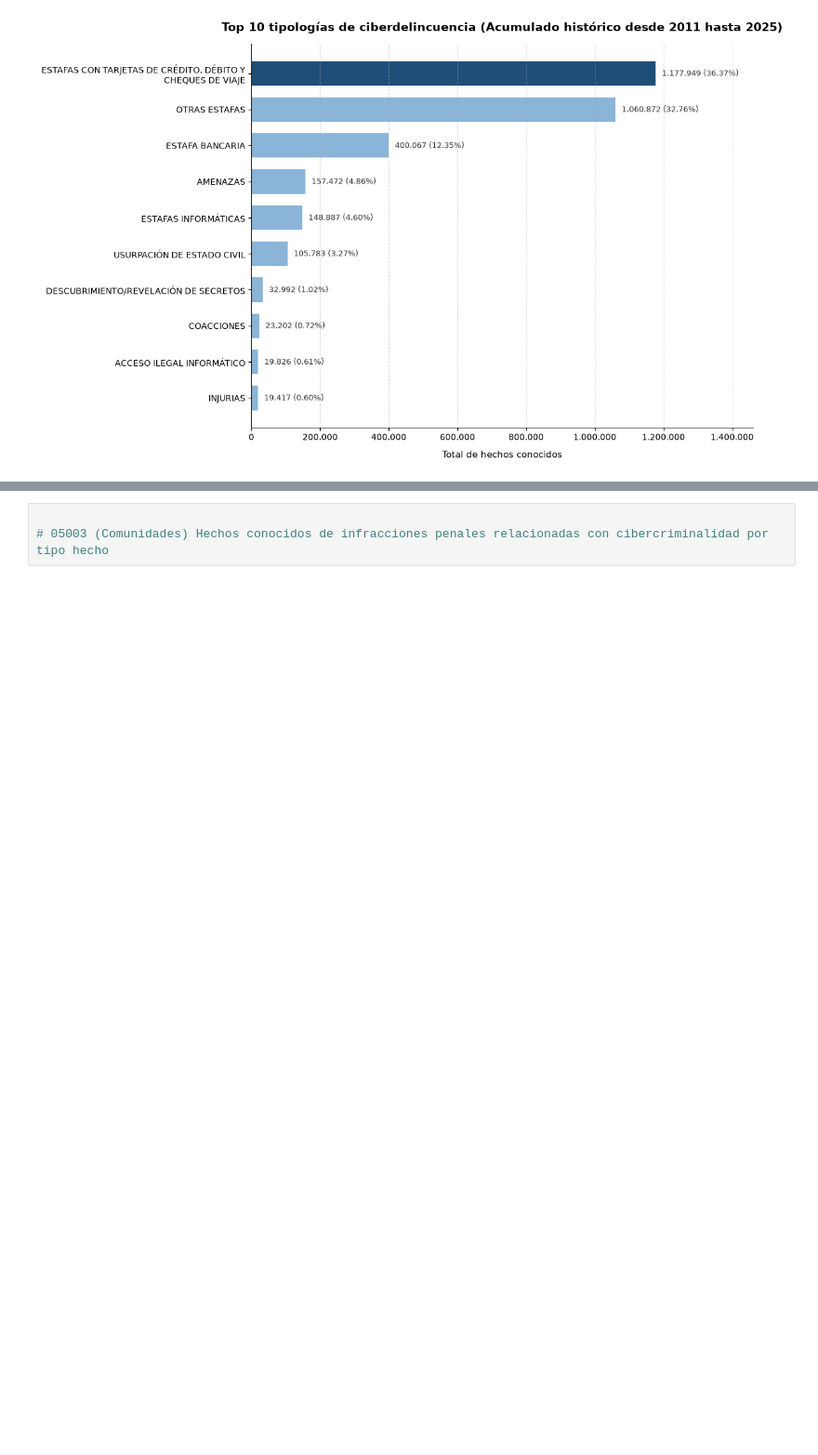
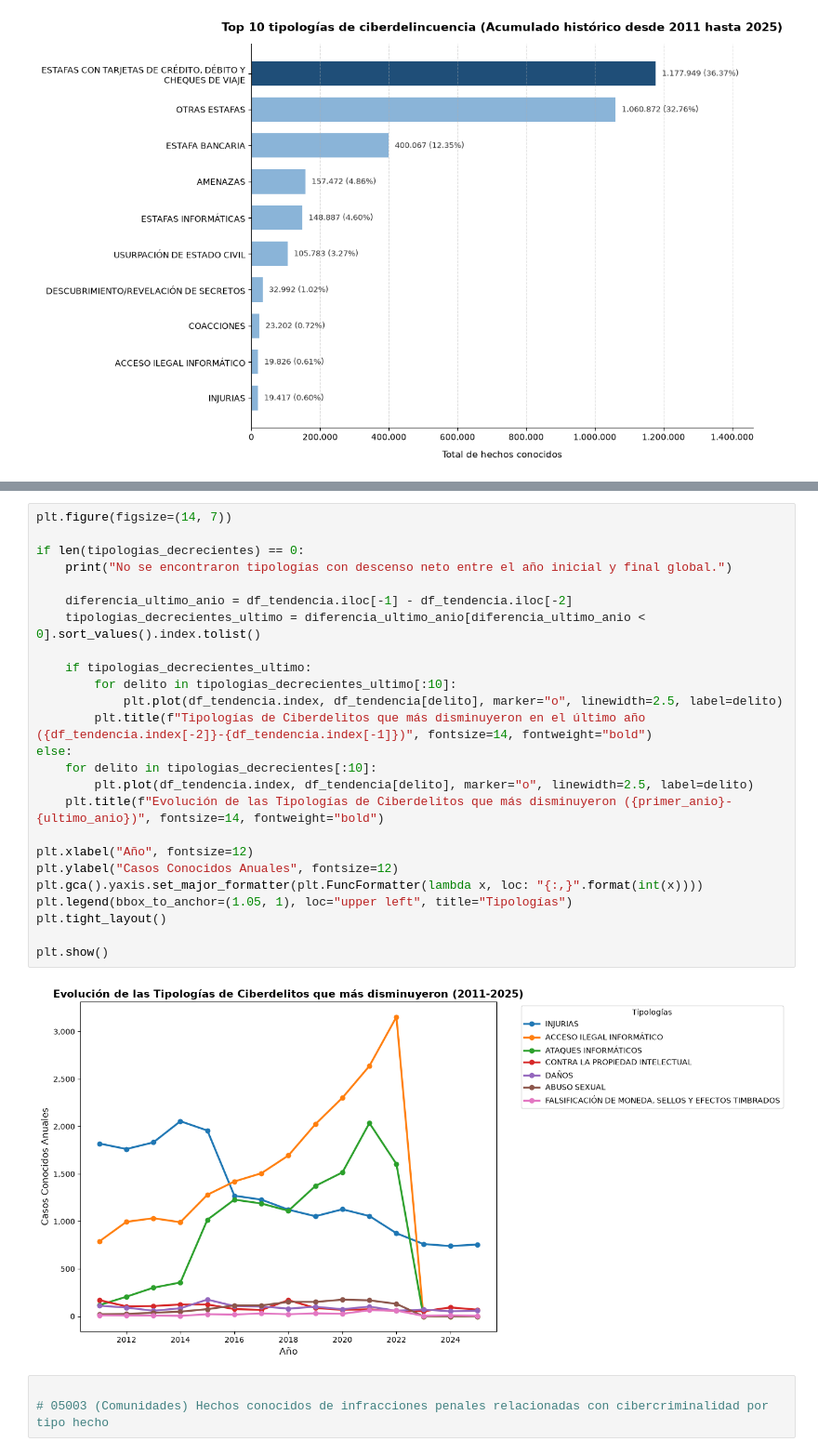
Before and after one commit to aupatxus/cibercriminalidad, a Jupyter notebook: src/utils/3 05003 tipología de los ciberdelitos.ipynb, the cells around one changed output, grey strips where cells are left out. Shown at 93% size. Drawn from its saved outputs; the diff is of its cells as text; blank space fills up the shorter version.

```diff
--- a/src/utils/3 05003 tipología de los ciberdelitos.ipynb
+++ b/src/utils/3 05003 tipología de los ciberdelitos.ipynb
@@ -302,3 +401,30 @@ plt.show()
+# %%
+plt.figure(figsize=(14, 7))
+
+if len(tipologias_decrecientes) == 0:
+    print("No se encontraron tipologías con descenso neto entre el año inicial y final global.")
+
+    diferencia_ultimo_anio = df_tendencia.iloc[-1] - df_tendencia.iloc[-2]
+    tipologias_decrecientes_ultimo = diferencia_ultimo_anio[diferencia_ultimo_anio < 0].sort_values().index.tolist()
+
+    if tipologias_decrecientes_ultimo:
+        for delito in tipologias_decrecientes_ultimo[:10]:
+            plt.plot(df_tendencia.index, df_tendencia[delito], marker="o", linewidth=2.5, label=delito)
+        plt.title(f"Tipologías de Ciberdelitos que más disminuyeron en el último año ({df_tendencia.index[-2]}-{df_tendencia.index[-1]})", fontsize=14, fontweight="bold")
+else:
+    for delito in tipologias_decrecientes[:10]:
+        plt.plot(df_tendencia.index, df_tendencia[delito], marker="o", linewidth=2.5, label=delito)
+    plt.title(f"Evolución de las Tipologías de Ciberdelitos que más disminuyeron ({primer_anio}-{ultimo_anio})", fontsize=14, fontweight="bold")
+
+plt.xlabel("Año", fontsize=12)
+plt.ylabel("Casos Conocidos Anuales", fontsize=12)
+plt.gca().yaxis.set_major_formatter(plt.FuncFormatter(lambda x, loc: "{:,}".format(int(x))))
+plt.legend(bbox_to_anchor=(1.05, 1), loc="upper left", title="Tipologías")
+plt.tight_layout()
+
+plt.show()
+# %% [output]
+[figure, added]
 # %%
 
 # 05003 (Comunidades) Hechos conocidos de infracciones penales relacionadas con cibercriminalidad por tipo hecho
```
Also changed, not shown: parts of 5 cells of this notebook, 2 other files.
